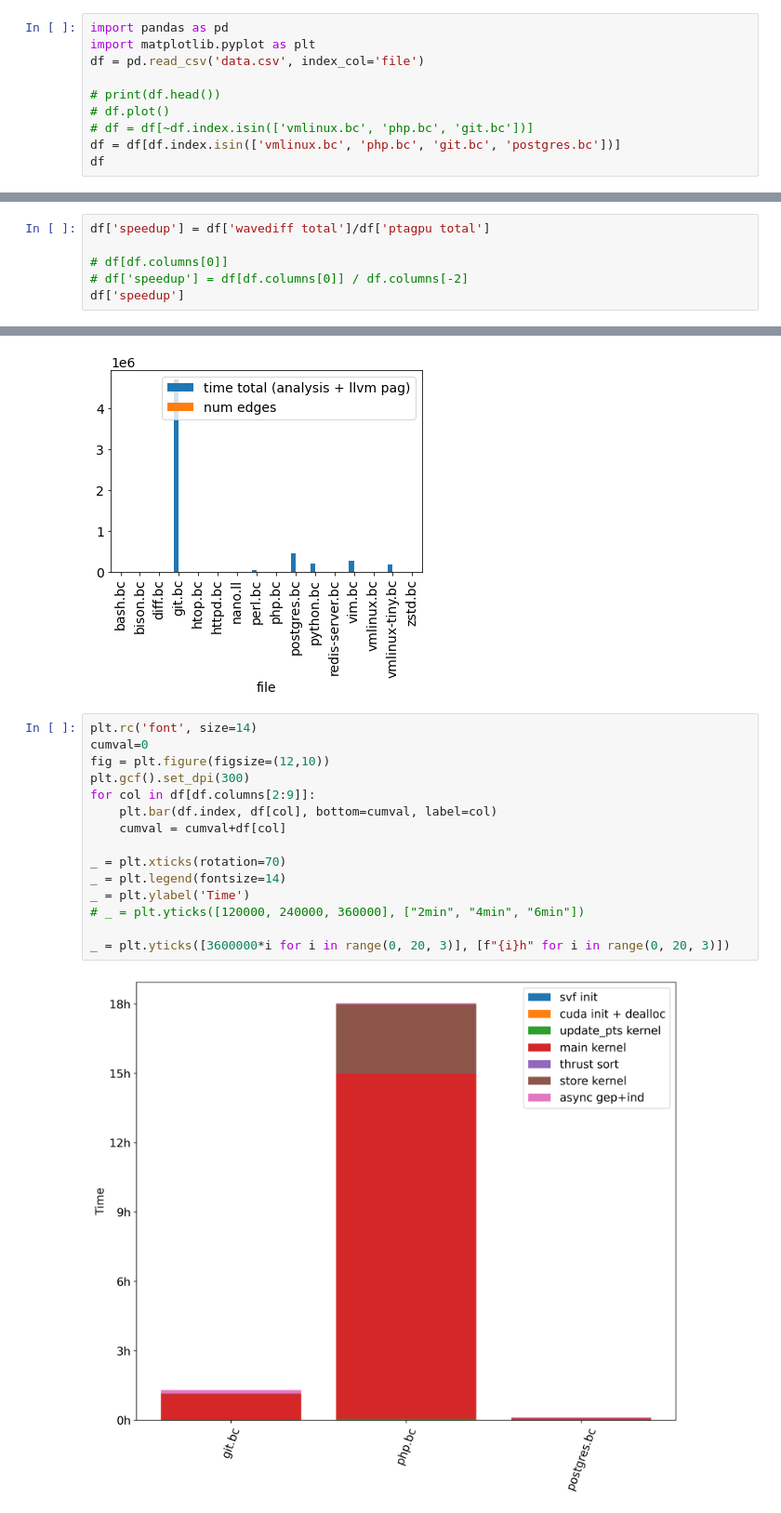
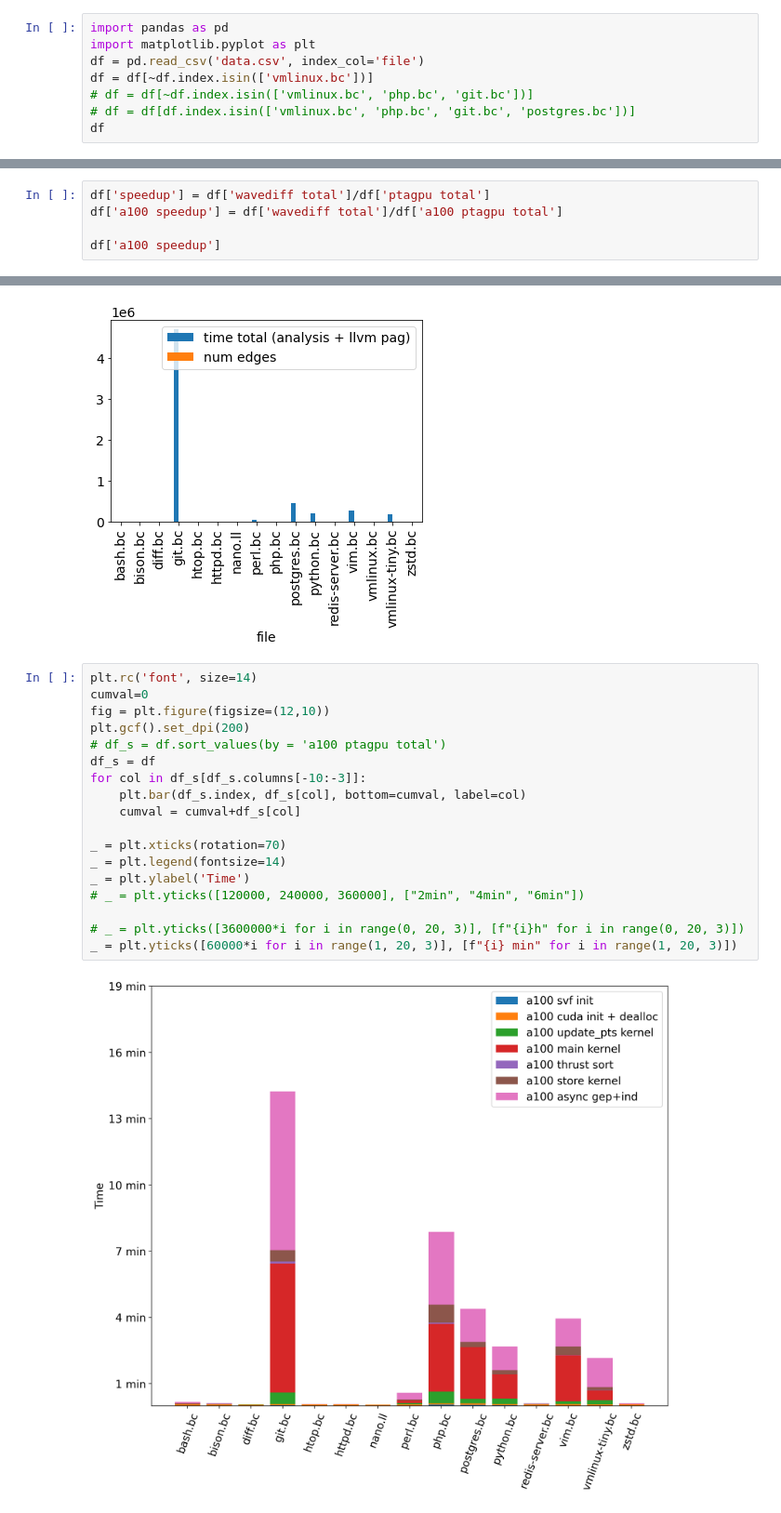
Before and after one commit to lukasboettcher/msc-paper, a Jupyter notebook: data/data_viz.ipynb, the cells around one changed output, grey strips where cells are left out. Shown at 93% size. Cells and saved outputs as stored; diff of their text form.

```diff
--- a/data/data_viz.ipynb
+++ b/data/data_viz.ipynb
@@ -2,11 +2,9 @@
 import pandas as pd
 import matplotlib.pyplot as plt
 df = pd.read_csv('data.csv', index_col='file')
-
-# print(df.head())
-# df.plot()
+df = df[~df.index.isin(['vmlinux.bc'])]
 # df = df[~df.index.isin(['vmlinux.bc', 'php.bc', 'git.bc'])]
-df = df[df.index.isin(['vmlinux.bc', 'php.bc', 'git.bc', 'postgres.bc'])]
+# df = df[df.index.isin(['vmlinux.bc', 'php.bc', 'git.bc', 'postgres.bc'])]
 df
 # %% [output]
 |  | ptagpu total | ptagpu analysis | svf init | cuda init + dealloc | update_pts kernel | main kernel | ... |
@@ -19,8 +28,7 @@ df
 # %%
 df['speedup'] = df['wavediff total']/df['ptagpu total']
+df['a100 speedup'] = df['wavediff total']/df['a100 ptagpu total']
 
-# df[df.columns[0]]
-# df['speedup'] = df[df.columns[0]] / df.columns[-2]
-df['speedup']
+df['a100 speedup']
 # %% [output]
 file
@@ -77,17 +260,20 @@ df[[df.columns[0],df.columns[-3]]].plot.bar()
 # %%
 plt.rc('font', size=14)
 cumval=0
 fig = plt.figure(figsize=(12,10))
-plt.gcf().set_dpi(300)
-for col in df[df.columns[2:9]]:
-    plt.bar(df.index, df[col], bottom=cumval, label=col)
-    cumval = cumval+df[col]
+plt.gcf().set_dpi(200)
+# df_s = df.sort_values(by = 'a100 ptagpu total')
+df_s = df
+for col in df_s[df_s.columns[-10:-3]]:
+    plt.bar(df_s.index, df_s[col], bottom=cumval, label=col)
+    cumval = cumval+df_s[col]
 
 _ = plt.xticks(rotation=70)
 _ = plt.legend(fontsize=14)
 _ = plt.ylabel('Time')
 # _ = plt.yticks([120000, 240000, 360000], ["2min", "4min", "6min"])
 
-_ = plt.yticks([3600000*i for i in range(0, 20, 3)], [f"{i}h" for i in range(0, 20, 3)])
+# _ = plt.yticks([3600000*i for i in range(0, 20, 3)], [f"{i}h" for i in range(0, 20, 3)])
+_ = plt.yticks([60000*i for i in range(1, 20, 3)], [f"{i} min" for i in range(1, 20, 3)])
 # %% [output]
-[figure, old version]
+[figure, new version]
```
Also changed, not shown: parts of 5 cells of this notebook.
